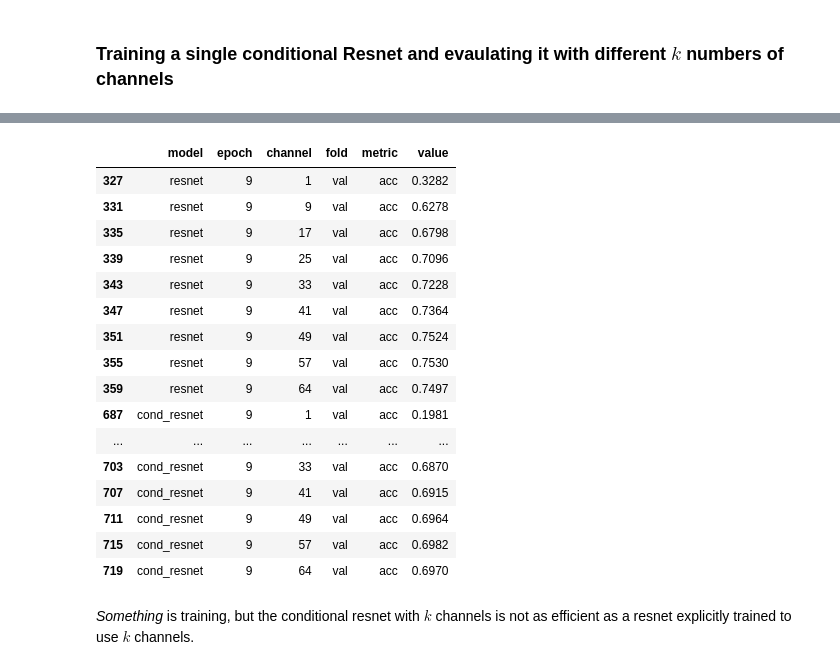
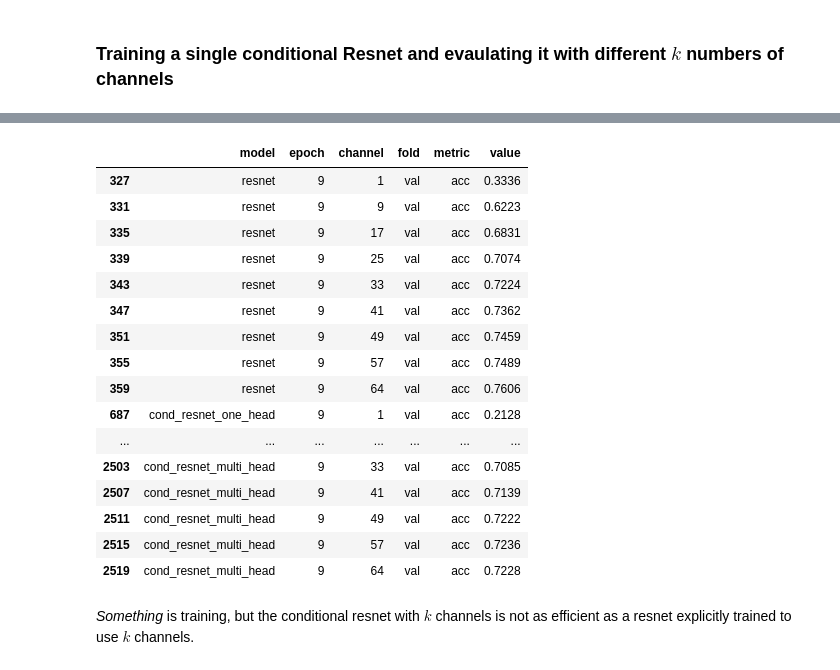
Before and after one commit to mprzewie/marcin-learning, a Jupyter notebook: condconv/condconv_poc.ipynb, the cells around one changed output, grey strips where cells are left out. Saved outputs shown, nothing was run; the diff lists cells and outputs as text; code cells hidden in the pictures.

```diff
--- a/condconv/condconv_poc.ipynb
+++ b/condconv/condconv_poc.ipynb
@@ -181,3 +183,8 @@ def plot_metrics(ml, show_train: bool = False):
     ax[1].set_ylim(0,1)
 # %% [markdown]
 ### Training a classical resnet with different initial featuremap channels (the default is 64)
+# %%
+NUM_EPOCHS = 50
+
+EVAL_CHANNELS =  sorted(list(set(range(1, 64, 8))) + [64])
+EVAL_CHANNELS
@@ -217,5 +226,5 @@ Text(0.5, 0.98, 'Classic resnet')
 # %% [markdown]
 ### Training a single conditional Resnet and evaulating it with different $k$ numbers of channels
 # %%
-cond_r18 = cond_resnet18()
-m_cr18 = train_net(cond_r18, 10)
+cond_r18_one = cond_resnet18()
+m_cr18_one = train_net(cond_r18_one, NUM_EPOCHS, eval_channels=EVAL_CHANNELS, step_fn=train_step_cond_one_head, eval_on_specific_head=False)
@@ -238,0 +237,4 @@ Text(0.5, 0.98, 'Conditional resnet')
+# %%
+
+cond_r18_multi = cond_resnet18(fc_for_channels=EVAL_CHANNELS)
+m_cr18_multi = train_net(cond_r18_multi, NUM_EPOCHS, eval_channels=EVAL_CHANNELS, step_fn=train_step_cond_multiple_heads, eval_on_specific_head=True)
@@ -239,46 +247,47 @@ Text(0.5, 0.98, 'Conditional resnet')
 # %%
 rows = []
 
 for (model, epochs) in [
     ("resnet", m_r18),
-    ("cond_resnet", m_cr18)
+    ("cond_resnet_one_head", m_cr18_one),
+    ("cond_resnet_multi_head", m_cr18_multi)
 ]:
     for epoch, channel_to_metrics in enumerate(epochs):
         for channel, metrics in channel_to_metrics.items():
             for m, v in metrics.items():
                 fold, metric = m.split("_")
                 rows.append({
                     "model": model,
                     "epoch": epoch,
                     "channel": channel,
                     "fold": fold,
                     "metric": metric,
                     "value": v
                 })
 
 df = pd.DataFrame(rows)
 df.to_csv("metrics.csv")
 # df
 
 df[df.epoch==9][df.fold=="val"][df.metric=="acc"]
 # %% [output]
 |  | model | epoch | channel | fold | metric | value |
-| 327 | resnet | 9 | 1 | val | acc | 0.3282 |
-| 331 | resnet | 9 | 9 | val | acc | 0.6278 |
-| 335 | resnet | 9 | 17 | val | acc | 0.6798 |
-| 339 | resnet | 9 | 25 | val | acc | 0.7096 |
-| 343 | resnet | 9 | 33 | val | acc | 0.7228 |
-| 347 | resnet | 9 | 41 | val | acc | 0.7364 |
-| 351 | resnet | 9 | 49 | val | acc | 0.7524 |
-| 355 | resnet | 9 | 57 | val | acc | 0.7530 |
-| 359 | resnet | 9 | 64 | val | acc | 0.7497 |
-| 687 | cond_resnet | 9 | 1 | val | acc | 0.1981 |
+| 327 | resnet | 9 | 1 | val | acc | 0.3336 |
+| 331 | resnet | 9 | 9 | val | acc | 0.6223 |
+| 335 | resnet | 9 | 17 | val | acc | 0.6831 |
+| 339 | resnet | 9 | 25 | val | acc | 0.7074 |
+| 343 | resnet | 9 | 33 | val | acc | 0.7224 |
+| 347 | resnet | 9 | 41 | val | acc | 0.7362 |
+| 351 | resnet | 9 | 49 | val | acc | 0.7459 |
+| 355 | resnet | 9 | 57 | val | acc | 0.7489 |
+| 359 | resnet | 9 | 64 | val | acc | 0.7606 |
+| 687 | cond_resnet_one_head | 9 | 1 | val | acc | 0.2128 |
 | ... | ... | ... | ... | ... | ... | ... |
-| 703 | cond_resnet | 9 | 33 | val | acc | 0.6870 |
-| 707 | cond_resnet | 9 | 41 | val | acc | 0.6915 |
-| 711 | cond_resnet | 9 | 49 | val | acc | 0.6964 |
-| 715 | cond_resnet | 9 | 57 | val | acc | 0.6982 |
-| 719 | cond_resnet | 9 | 64 | val | acc | 0.6970 |
+| 2503 | cond_resnet_multi_head | 9 | 33 | val | acc | 0.7085 |
+| 2507 | cond_resnet_multi_head | 9 | 41 | val | acc | 0.7139 |
+| 2511 | cond_resnet_multi_head | 9 | 49 | val | acc | 0.7222 |
+| 2515 | cond_resnet_multi_head | 9 | 57 | val | acc | 0.7236 |
+| 2519 | cond_resnet_multi_head | 9 | 64 | val | acc | 0.7228 |
 # %% [markdown]
 *Something* is training, but the conditional resnet with $k$ channels is not as efficient as a resnet explicitly trained to use $k$ channels.
 # %%
```
Also changed, not shown: parts of 11 cells of this notebook, 1 other file.
